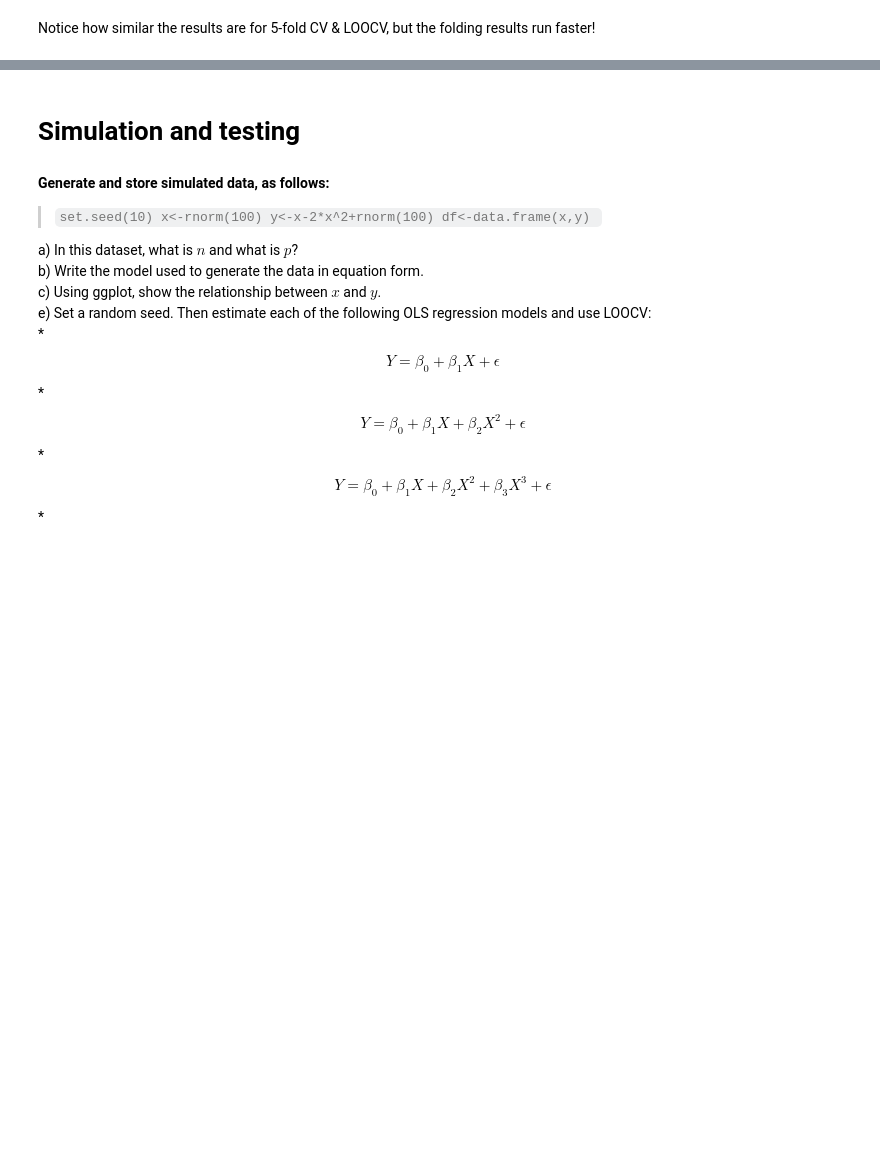
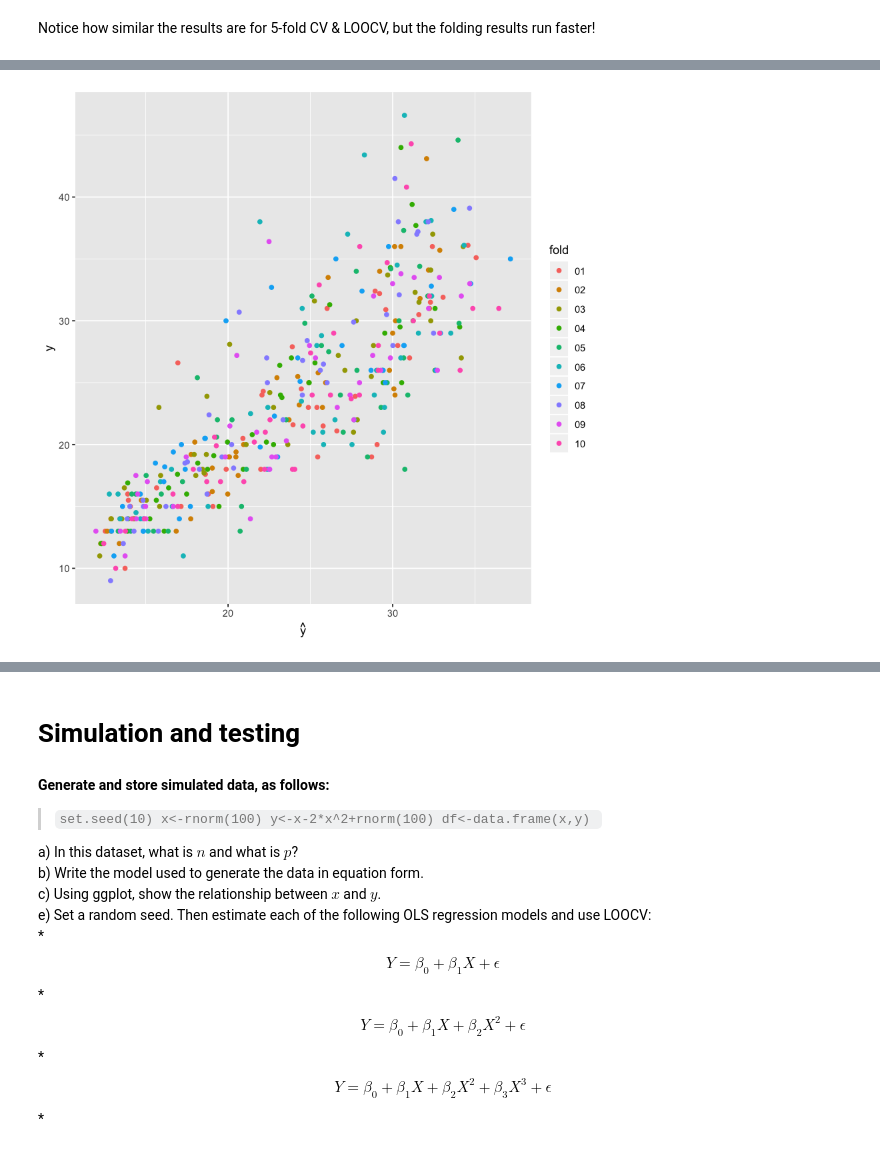
Before and after one commit to CoAxLab/DataSciencePsychNeuro, a Jupyter notebook: RecitationNotebooks/Recitation08_crossvalidation.ipynb, the cells around one changed output, grey strips where cells are left out. Cells and saved outputs as stored; diff of their text form; code cells hidden in the pictures; blank space fills up the shorter version.

```diff
--- a/RecitationNotebooks/Recitation08_crossvalidation.ipynb
+++ b/RecitationNotebooks/Recitation08_crossvalidation.ipynb
@@ -187,0 +289,9 @@ Notice how similar the results are for 5-fold CV & LOOCV, but the folding result
+# %%
+fit_predictions <- fit$pred
+# %%
+fit_predictions$fold <- str_sub(fit_predictions$Resample, start=-2)
+# %%
+library(latex2exp) #this library can render latex formulae for plot labels
+ggplot(data=fit_predictions, aes(pred,obs, col=fold)) + geom_point() + xlab(TeX("$\\hat{y}$")) + ylab('y')
+# %% [output]
+[figure, added]
```
Also changed, not shown: parts of 19 cells of this notebook.
